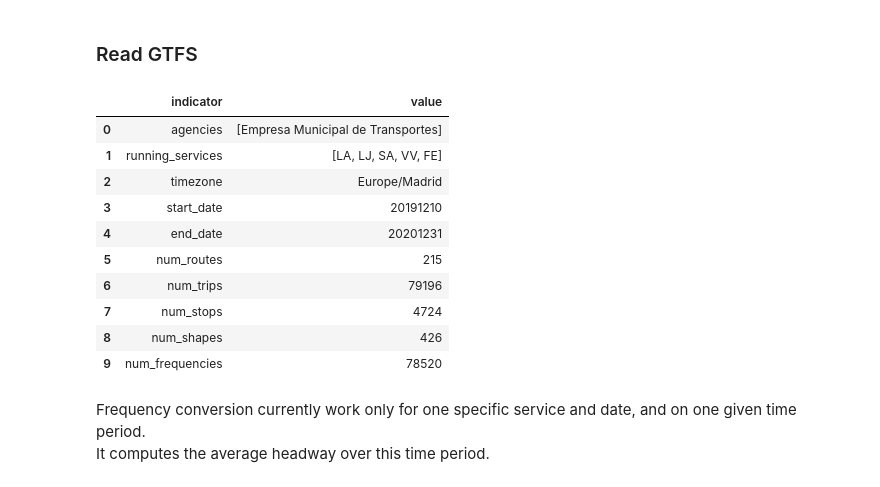
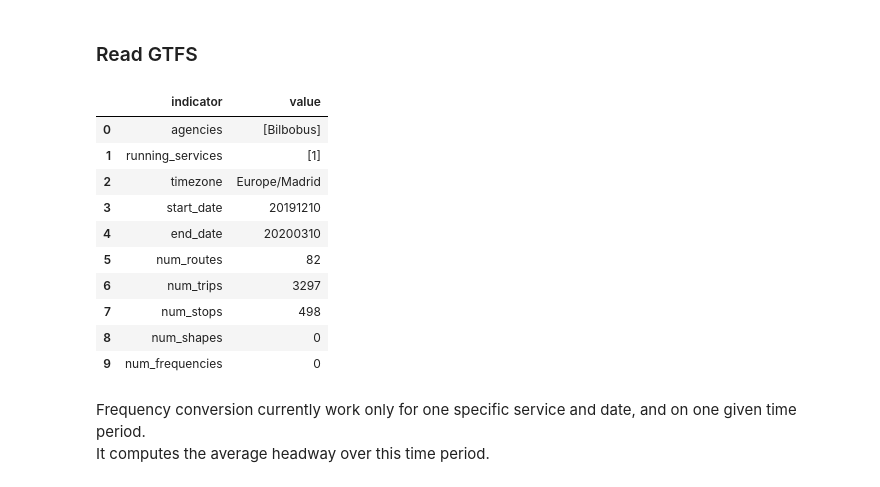
Before and after one commit to systragroup/quetzal, a Jupyter notebook: examples-ipynb/gtfs_reader/3-convert-to-frequency.ipynb, the cells around one changed output. Cells and saved outputs as stored; diff of their text form; code cells hidden in the pictures.

Commit message:
reduced test dataset size. fixed clean error in gtfs_reader.

```diff
--- a/examples-ipynb/gtfs_reader/3-convert-to-frequency.ipynb
+++ b/examples-ipynb/gtfs_reader/3-convert-to-frequency.ipynb
@@ -9,21 +9,21 @@ from quetzal.io.gtfs_reader import importer
 # %% [markdown]
 ### Read GTFS
 # %%
-feed = importer.GtfsImporter(path=data + r'madrid.zip', dist_units='m')
-feed.clean()
+feed = importer.GtfsImporter(path=data + r'bilbao.zip', dist_units='m')
+feed = feed.clean()
 feed.describe()
 # %% [output]
 |  | indicator | value |
-| 0 | agencies | [Empresa Municipal de Transportes] |
-| 1 | running_services | [LA, LJ, SA, VV, FE] |
+| 0 | agencies | [Bilbobus] |
+| 1 | running_services | [1] |
 | 2 | timezone | Europe/Madrid |
 | 3 | start_date | 20191210 |
-| 4 | end_date | 20201231 |
-| 5 | num_routes | 215 |
-| 6 | num_trips | 79196 |
-| 7 | num_stops | 4724 |
-| 8 | num_shapes | 426 |
-| 9 | num_frequencies | 78520 |
+| 4 | end_date | 20200310 |
+| 5 | num_routes | 82 |
+| 6 | num_trips | 3297 |
+| 7 | num_stops | 498 |
+| 8 | num_shapes | 0 |
+| 9 | num_frequencies | 0 |
 # %% [markdown]
 Frequency conversion currently work only for one specific service and date, and on one given time period.
 It computes the average headway over this time period.
```
Also changed, not shown: parts of 5 cells of this notebook, 6 other files.
